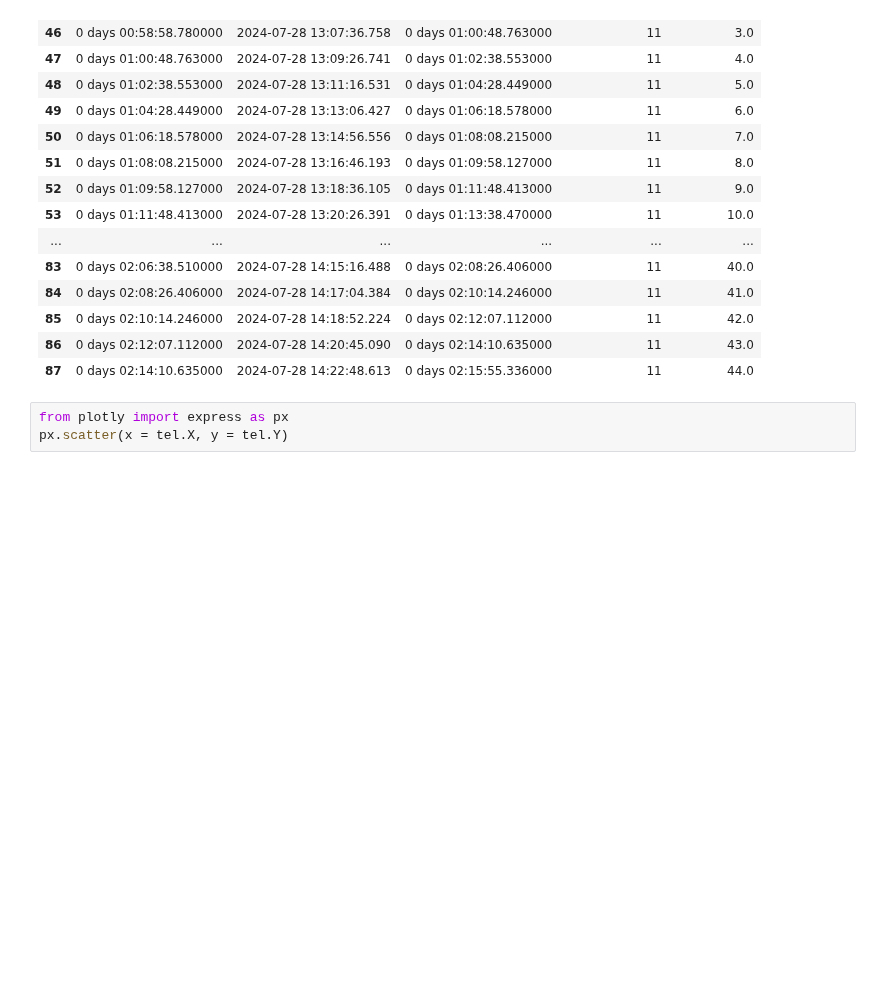
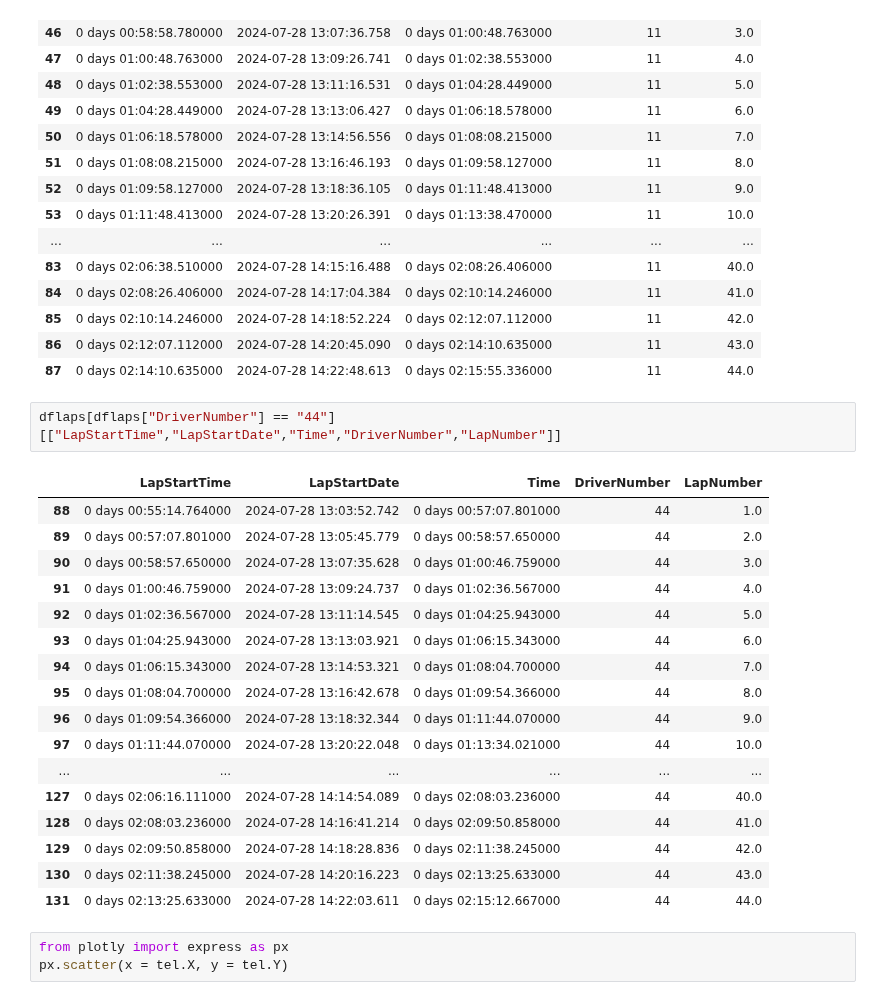
Before and after one commit to GoktugOcal/LiveF1, a Jupyter notebook: ff1_test.ipynb, the cells around one changed output. Drawn from its saved outputs; the diff is of its cells as text; blank space fills up the shorter version.

```diff
--- a/ff1_test.ipynb
+++ b/ff1_test.ipynb
@@ -75,6 +75,26 @@ dflaps[dflaps["DriverNumber"] == "11"][["LapStartTime","LapStartDate","Time","Dr
 | 85 | 0 days 02:10:14.246000 | 2024-07-28 14:18:52.224 | 0 days 02:12:07.112000 | 11 | 42.0 |
 | 86 | 0 days 02:12:07.112000 | 2024-07-28 14:20:45.090 | 0 days 02:14:10.635000 | 11 | 43.0 |
 | 87 | 0 days 02:14:10.635000 | 2024-07-28 14:22:48.613 | 0 days 02:15:55.336000 | 11 | 44.0 |
+# %%
+dflaps[dflaps["DriverNumber"] == "44"][["LapStartTime","LapStartDate","Time","DriverNumber","LapNumber"]]
+# %% [output]
+|  | LapStartTime | LapStartDate | Time | DriverNumber | LapNumber |
+| 88 | 0 days 00:55:14.764000 | 2024-07-28 13:03:52.742 | 0 days 00:57:07.801000 | 44 | 1.0 |
+| 89 | 0 days 00:57:07.801000 | 2024-07-28 13:05:45.779 | 0 days 00:58:57.650000 | 44 | 2.0 |
+| 90 | 0 days 00:58:57.650000 | 2024-07-28 13:07:35.628 | 0 days 01:00:46.759000 | 44 | 3.0 |
+| 91 | 0 days 01:00:46.759000 | 2024-07-28 13:09:24.737 | 0 days 01:02:36.567000 | 44 | 4.0 |
+| 92 | 0 days 01:02:36.567000 | 2024-07-28 13:11:14.545 | 0 days 01:04:25.943000 | 44 | 5.0 |
+| 93 | 0 days 01:04:25.943000 | 2024-07-28 13:13:03.921 | 0 days 01:06:15.343000 | 44 | 6.0 |
+| 94 | 0 days 01:06:15.343000 | 2024-07-28 13:14:53.321 | 0 days 01:08:04.700000 | 44 | 7.0 |
+| 95 | 0 days 01:08:04.700000 | 2024-07-28 13:16:42.678 | 0 days 01:09:54.366000 | 44 | 8.0 |
+| 96 | 0 days 01:09:54.366000 | 2024-07-28 13:18:32.344 | 0 days 01:11:44.070000 | 44 | 9.0 |
+| 97 | 0 days 01:11:44.070000 | 2024-07-28 13:20:22.048 | 0 days 01:13:34.021000 | 44 | 10.0 |
+| ... | ... | ... | ... | ... | ... |
+| 127 | 0 days 02:06:16.111000 | 2024-07-28 14:14:54.089 | 0 days 02:08:03.236000 | 44 | 40.0 |
+| 128 | 0 days 02:08:03.236000 | 2024-07-28 14:16:41.214 | 0 days 02:09:50.858000 | 44 | 41.0 |
+| 129 | 0 days 02:09:50.858000 | 2024-07-28 14:18:28.836 | 0 days 02:11:38.245000 | 44 | 42.0 |
+| 130 | 0 days 02:11:38.245000 | 2024-07-28 14:20:16.223 | 0 days 02:13:25.633000 | 44 | 43.0 |
+| 131 | 0 days 02:13:25.633000 | 2024-07-28 14:22:03.611 | 0 days 02:15:12.667000 | 44 | 44.0 |
 # %%
 from plotly import express as px
 px.scatter(x = tel.X, y = tel.Y)
```
